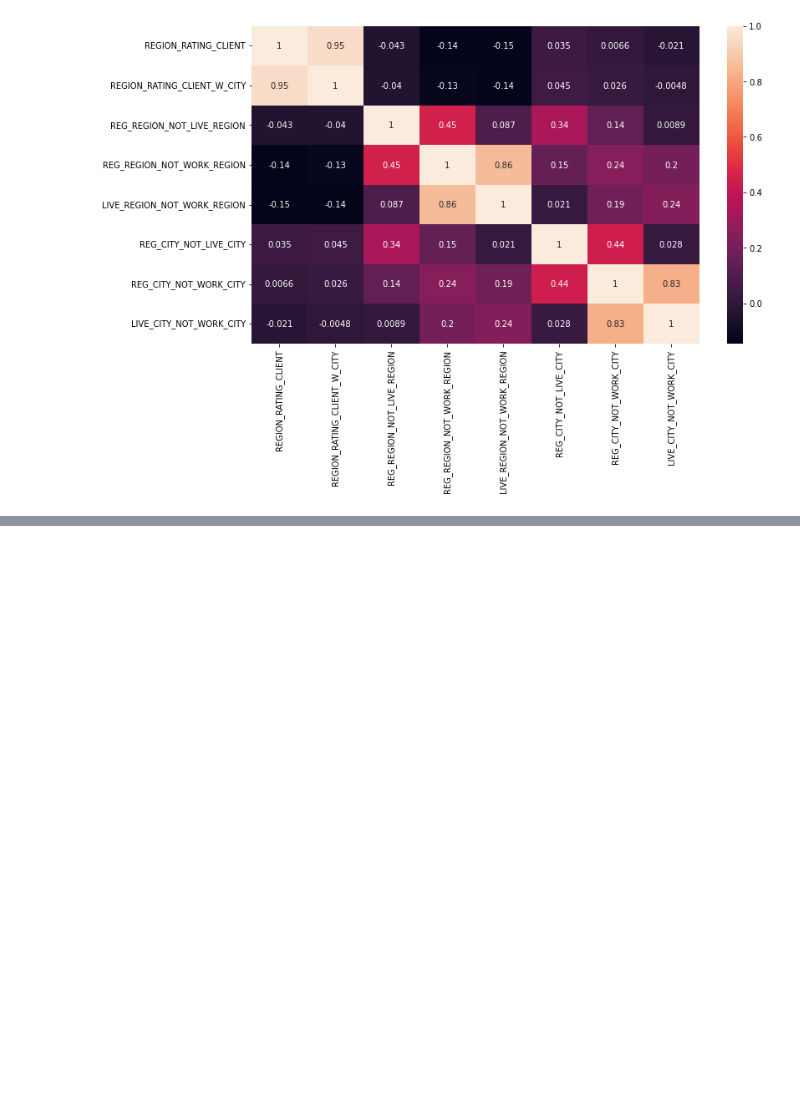
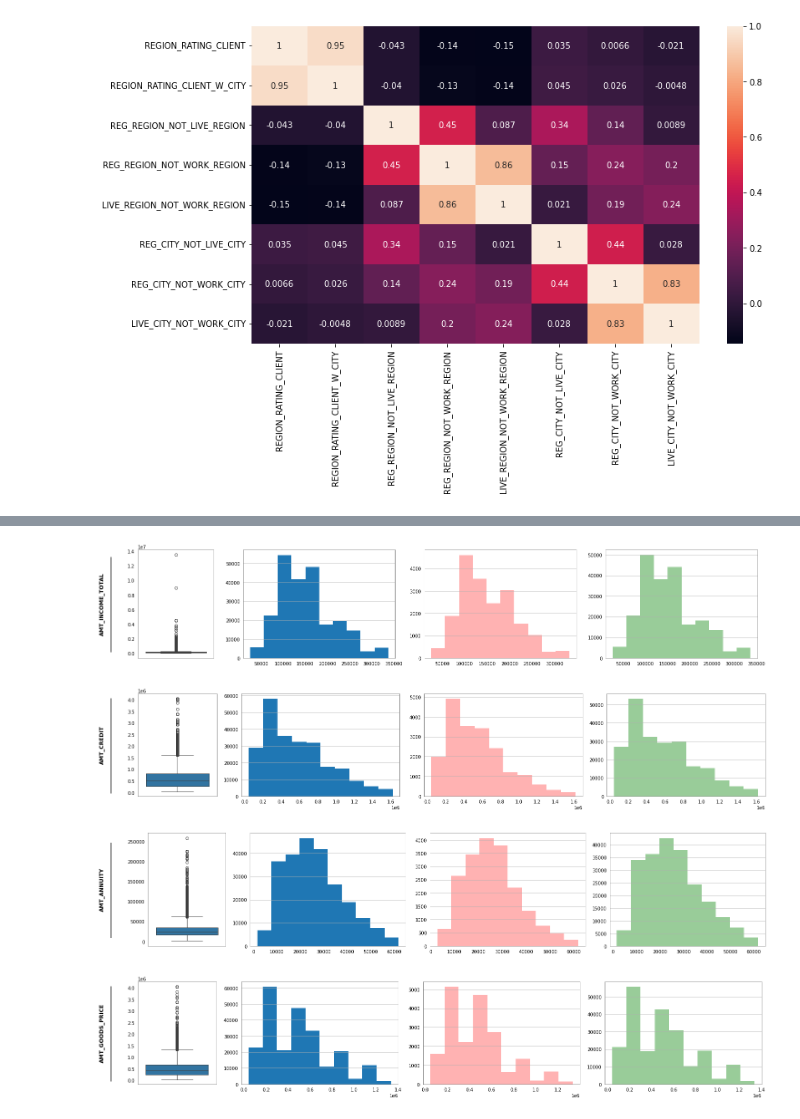
Before and after one commit to NgChi493510/Data-Preparation-Project-Group-14, a Jupyter notebook: EDA/EDA - Application Train.ipynb, the cells around one changed output, grey strips where cells are left out. Drawn from its saved outputs; the diff is of its cells as text; code cells hidden in the pictures; blank space fills up the shorter version.

```diff
--- a/EDA/EDA - Application Train.ipynb
+++ b/EDA/EDA - Application Train.ipynb
@@ -333,0 +352,40 @@ visu(df,cols)
+# %%
+def fence(df, feature):
+    q1 = df[feature].quantile(0.25)
+    q3 = df[feature].quantile(0.75)
+    upper = q3 + 1.5*(q3-q1)
+    lower = q1 - 1.5*(q3-q1)
+    return lower, upper
+
+def num_visual(df,feature):
+    """Visualize numeric, continuous feature"""
+    f, ax = plt.subplots(1,4,figsize =(20,4),gridspec_kw={'width_ratios':[1,2,2,2]})
+    # calculate upper and lower fence
+    l,u = fence(df, feature)
+    # closer look in to quartile, skewness, kurtosis, median, outliner
+    sns.boxplot(df[feature],ax=ax[0])
+    # distribution of feature
+    ax[1].hist(df[(df[feature]<u) & (df[feature]>l)][feature])
+    # cross_tabulation with Target variable
+    ax[2].hist(df[(df['TARGET']==1) & (df[feature]<u) & (df[feature]>l)][feature],color ='red',alpha = 0.3,)
+    ax[3].hist(df[(df['TARGET']==0) & (df[feature]<u) & (df[feature]>l)][feature],color ='green',alpha = 0.4)
+    f.tight_layout(w_pad=1.5,h_pad=1.5)
+
+    # beautify
+    ax[0].set_ylabel(feature+'\n'+'_'*35+'\n\n',fontweight = 'bold',fontsize=12)
+    # for i in range(1,3):
+        # ax[i].set_xlim(l,u)
+    for i in range(4):
+        ax[i].spines[['top','bottom','left','right']].set_color('grey')
+        ax[i].tick_params(left=False, bottom = False)
+        if i!= 0:
+            ax[i].grid(axis = 'y')
+# %%
+c = ['AMT_INCOME_TOTAL','AMT_CREDIT','AMT_ANNUITY','AMT_GOODS_PRICE']
+for i in c:
+    num_visual(df,i)
+# %% [output]
+[figure, added]
+[figure, added]
+[figure, added]
+[figure, added]
```
Also changed, not shown: parts of 7 cells of this notebook.
